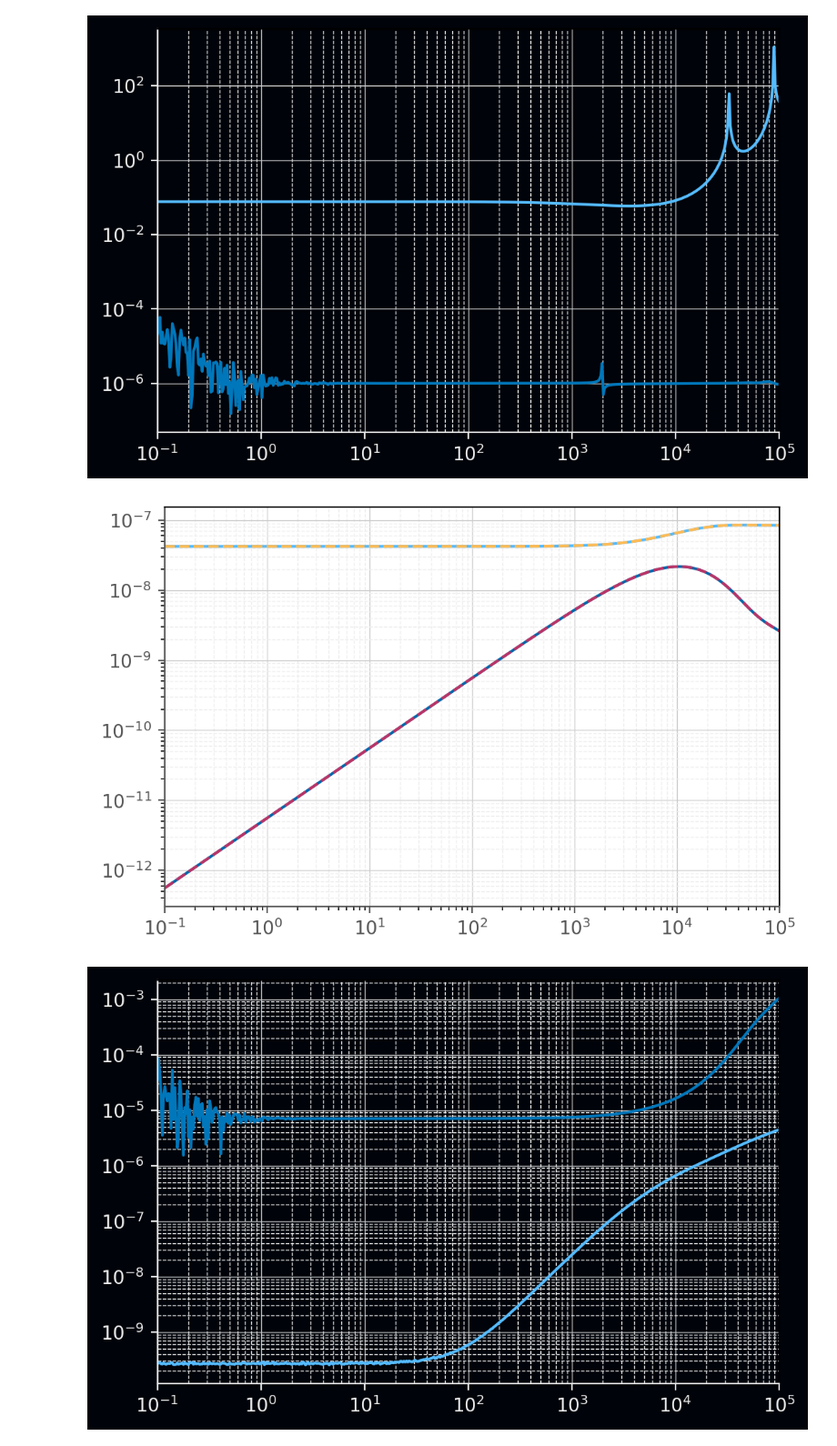
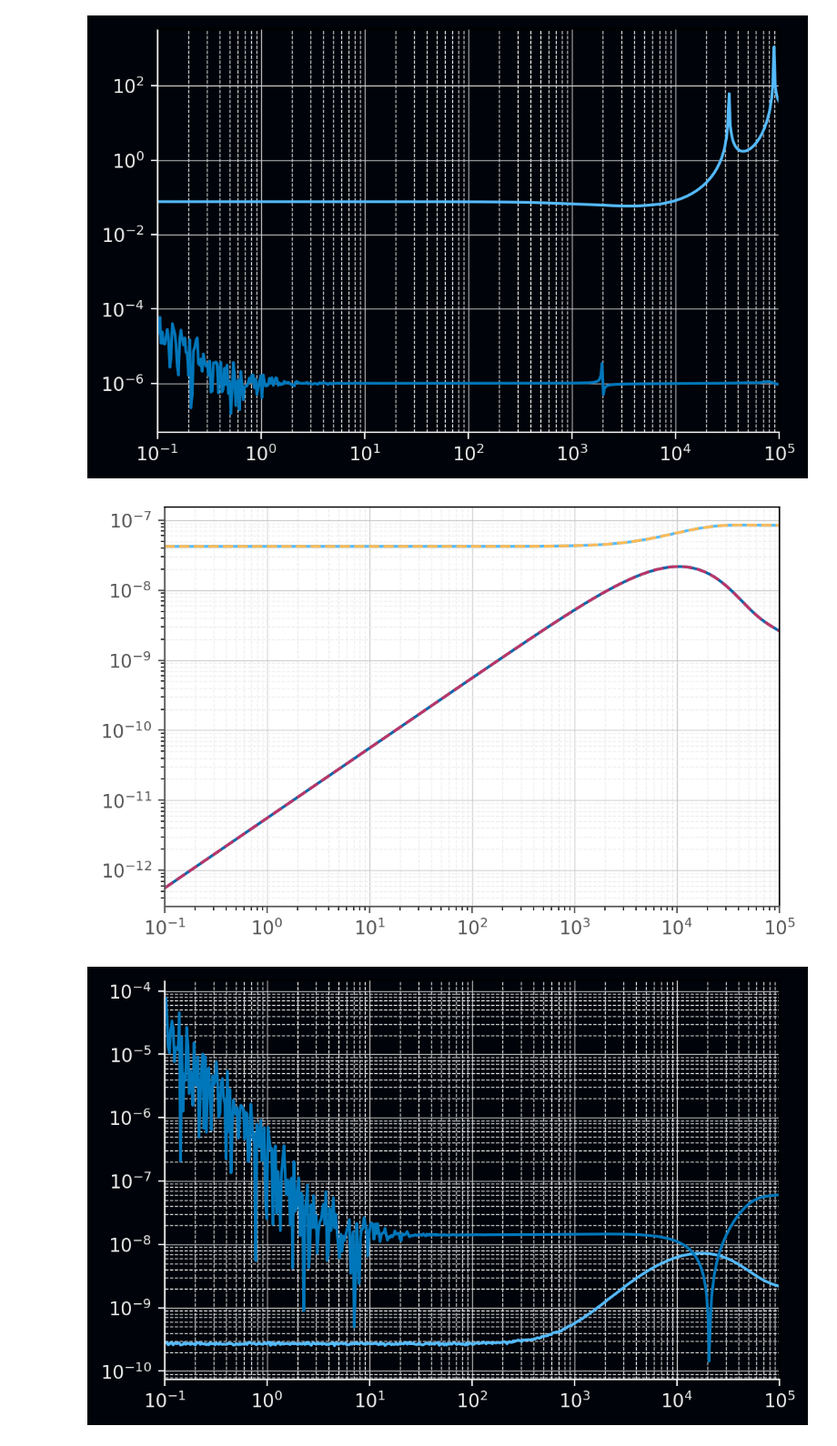
Before and after one commit to WasedaGeophysics/emulatte, a Jupyter notebook: example/playgrounds.ipynb, the cells around one changed output. Shown at 91% size. Saved outputs shown, nothing was run; the diff lists cells and outputs as text; code cells hidden in the pictures.

```diff
--- a/example/playgrounds.ipynb
+++ b/example/playgrounds.ipynb
@@ -122,24 +220,25 @@ plt.show()
 # %%
 thick = []
 res = [100]
 freq = np.logspace(-1, 5, 500)
 src = [0, 0, 0]
 rec = [100, 100, 0]
 
 vmd = HMD(1, 0)
 model = emu.create_model(thick)
 model.set_params(res)
+model.set_params_air(1e20, 1, 1)
 model.set_source(vmd, src)
 model.change_dlf_filter("werthmuller_201")
 hz = model.fdem("H", "y", rec, freq)
 
 hz_ideal = analytical.SurfaceHMDx(res[0], rec[:2]).fdem_hy(freq)
 
 fig = stylishplot.fdem_plot(freq, hz, hz_ideal)
 plt.show()
 
 fig = stylishplot.fdem_rel_error_plot(freq, hz, hz_ideal)
 plt.show()
 # %% [output]
 [figure]
-[figure, old version]
+[figure, new version]
```
Also changed, not shown: parts of 8 cells of this notebook, 7 other files.
